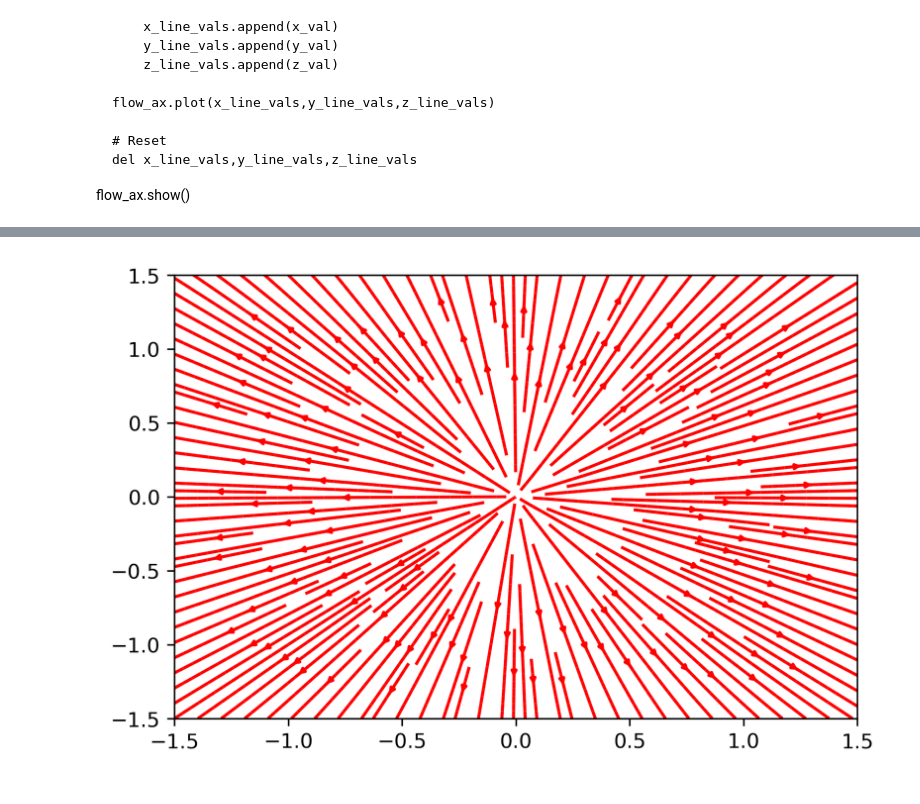
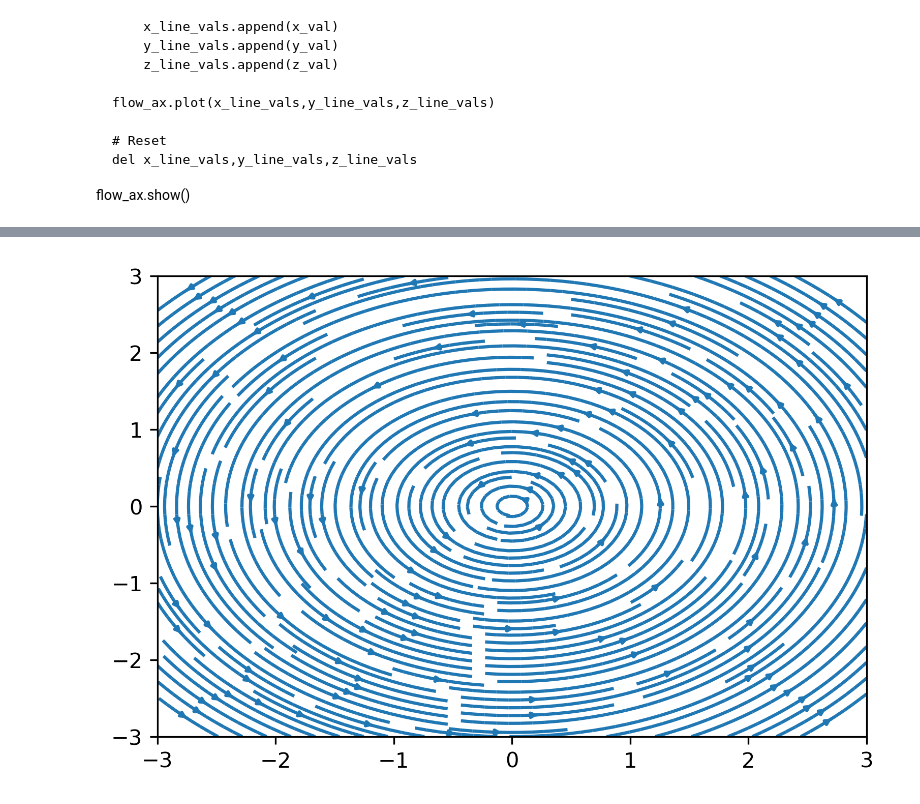
Before and after one commit to psmd-iberutaru/Akamai-Internship, a Jupyter notebook: Codebase/Deprecated_Codebase_I/vector_plotting.ipynb, the cells around one changed output, grey strips where cells are left out. Saved outputs shown, nothing was run; the diff lists cells and outputs as text; code cells hidden in the pictures.

```diff
--- a/Codebase/Deprecated_Codebase_I/vector_plotting.ipynb
+++ b/Codebase/Deprecated_Codebase_I/vector_plotting.ipynb
@@ -171,40 +173,45 @@ plt.streamplot(stream_x, stream_y, stream_B_x, stream_B_y,
 
 plt.show()
 # %%
-stream_scan = 1.5
-contri = 1
+stream_scan = 3
+contri = 0
 
 hg_center = [0,0]
 k_array = [0.9549,0.4608,0.6320]
 disk_radius = 3.8918
 h = 0.3257
 uniform_B0 = 3.3118
 
 cr_center = [0,0]
 def inverse_square(r):
     return 1/r**2
 
-#hybrid_funct = mfm.combine_hourglass_circular(contri,
-#                                             hg_center, h, k_array, disk_radius, uniform_B0,
-#                                             cr_center, cir_function=inverse_square)
+hybrid_funct = mfm.combine_hourglass_circular(contri,
+                                                    hg_center, h, k_array, disk_radius, uniform_B0,
+                                                    cr_center, cir_function=inverse_square)
 
-def hybrid_funct(x,y):
-    hyp = np.hypot(x,y)
-    dirx = x/hyp
-    diry = y/hyp
+#def mono_funct(x,y):
+#    hyp = np.hypot(x,y)
+#    dirx = x/hyp
+#    diry = y/hyp
+#    return dirx*hyp**-2,diry*hyp**-2
 
-    return dirx*hyp**-2,diry*hyp**-2
 
 stream_x,stream_y= np.meshgrid(np.linspace(-stream_scan,stream_scan,100),
                                 np.linspace(-stream_scan,stream_scan,100))
 
 stream_B_x, stream_B_y = hybrid_funct(stream_x,stream_y)
 
+stream_B_x_t = stream_B_y
+stream_B_y_t = -stream_B_x
+
 plt.figure(dpi=300)
-plt.streamplot(stream_x, stream_y, stream_B_x, stream_B_y,color='r',
-              density=2,arrowsize=0.5,)
+plt.streamplot(stream_x, stream_y, stream_B_x, stream_B_y,
+             density=2,arrowsize=0.5)
+#plt.streamplot(stream_x, stream_y, stream_B_x_t, stream_B_y_t,color='r',
+#              density=2,arrowsize=0.5)
 plt.show()
 # %% [output]
-[figure, old version]
+[figure, new version]
 # %%
 hybrid_funct?
```
Also changed, not shown: parts of 1 cell of this notebook, 30 other files.
